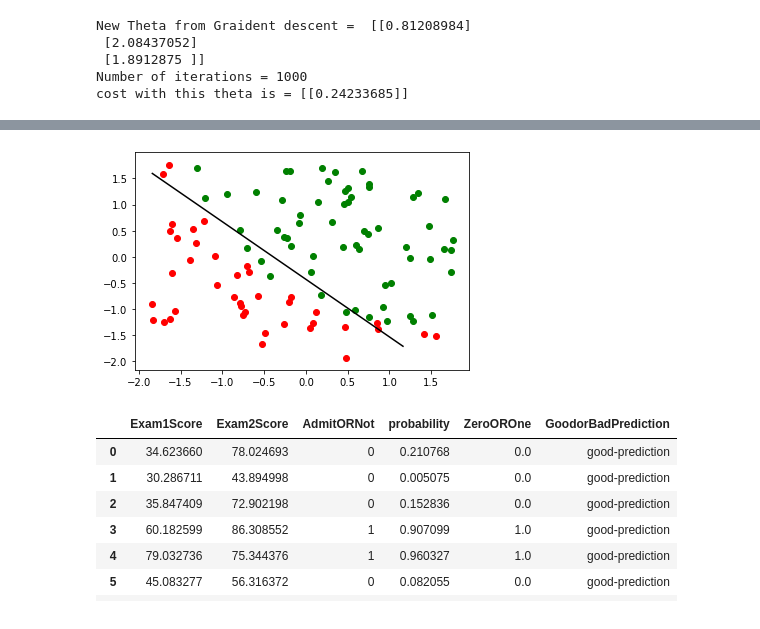
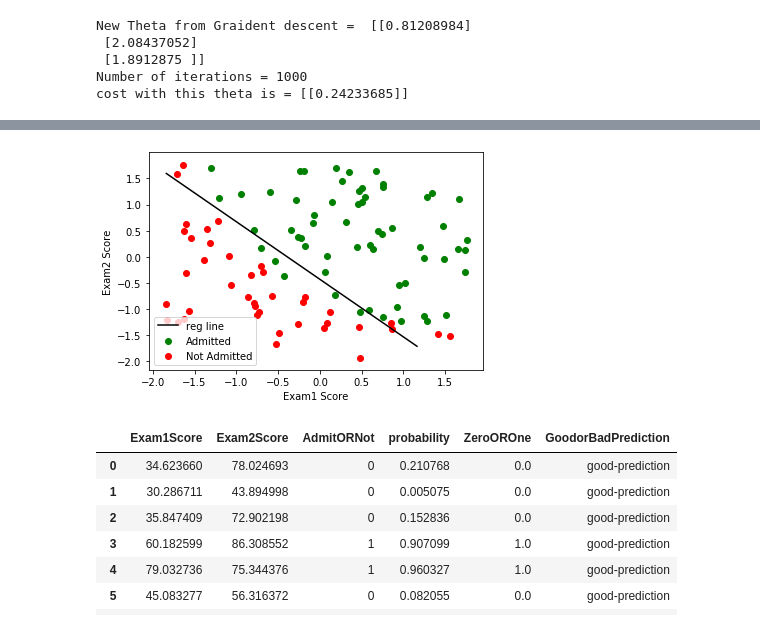
Before and after one commit to amitsuneja/MachineLeaning, a Jupyter notebook: AndrewNG/Week3/Excercise03/Week3_Excercise03_using_Gradient_descent.ipynb, the cells around one changed output, grey strips where cells are left out. Cells and saved outputs as stored; diff of their text form; code cells hidden in the pictures.

```diff
--- a/AndrewNG/Week3/Excercise03/Week3_Excercise03_using_Gradient_descent.ipynb
+++ b/AndrewNG/Week3/Excercise03/Week3_Excercise03_using_Gradient_descent.ipynb
@@ -129,12 +106,13 @@ def batch_graident_decent(theta, x, y, alpha = 0.03, convergence=0.01):
     while i < 1000:
         theta = theta - (alpha*first_deri_j(theta, x, y))
         cost = cost_function(theta, x, y)
+        cost_list.append(cost.item(0,0))
         change_in_cost = cost - old_cost
         old_cost = cost
         i = i + 1
-    return theta, i
+    return theta, i, cost_list
 
-theta, i = batch_graident_decent(theta, x, y)
+theta, i , cost_list = batch_graident_decent(theta, x, y)
 print("New Theta from Graident descent = ", theta)
 print("Number of iterations =", i)
 print("cost with this theta is =",cost_function(theta, x, y) )
@@ -169,12 +128,16 @@ array([[-1.60224763,  0.63834112],
 # %%
 plt.scatter(df2_x_pass[:,0], df2_x_pass[:,1], marker="o", color="green", label="Admitted")
 plt.scatter(df2_x_fail[:,0], df2_x_fail[:,1], marker="o", color="red", label="Not Admitted")
 x1 = np.arange(  np.min(df2_x[:,0])  , np.max(df2_x[:,1])  )
 x2 = -(theta[0] + theta[1] * x1) / theta[2]
 plt.plot(x1, x2, c='k', label='reg line')
+plt.xlabel("Exam1 Score")
+plt.ylabel("Exam2 Score")
+plt.legend(loc="best")
+
 plt.show()
 # %% [output]
-[figure, old version]
+[figure, new version]
 # %%
 df2["probability"] = sigmoid(z(x, theta))
 # %%
```
Also changed, not shown: parts of 6 cells of this notebook.
